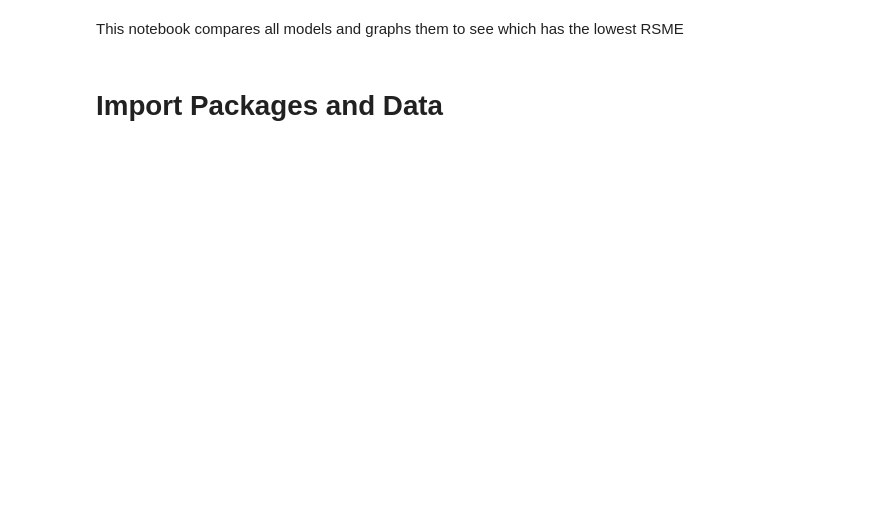
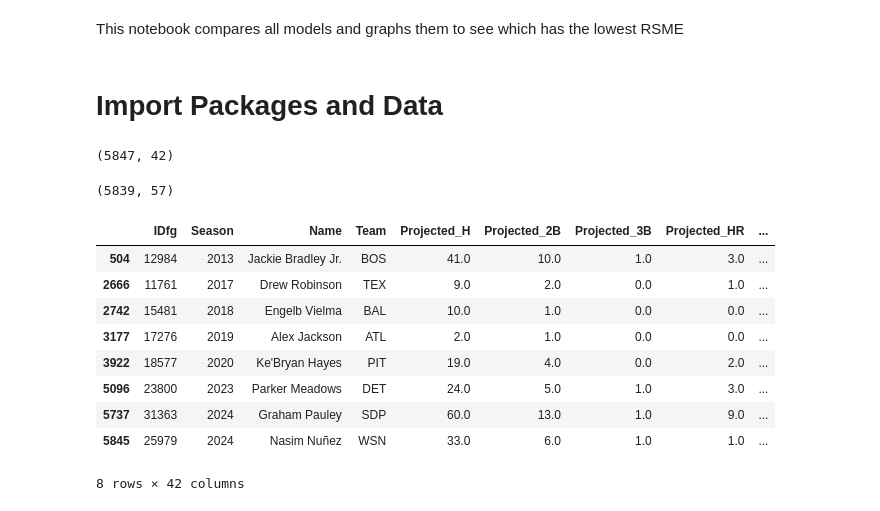
Before and after one commit to tom-bagley/2025_baseball_projections, a Jupyter notebook: Projection_Results/Testing RSME.ipynb, the cells around one changed output. Saved outputs shown, nothing was run; the diff lists cells and outputs as text; code cells hidden in the pictures; blank space fills up the shorter version.

```diff
--- a/Projection_Results/Testing RSME.ipynb
+++ b/Projection_Results/Testing RSME.ipynb
@@ -35,4 +33,38 @@ lasso = lasso[(lasso['Season'].between(2012, 2024)) & (lasso['Projected_PA'] >=
 # %%
 steamer = pd.read_csv('steamer.csv')
-steamer = steamer.dropna()
-steamer = steamer[(steamer['Season'].between(2012, 2024)) & (steamer['Projected_PA'] >= 100)]
+steamer = steamer.drop(columns=['Projected_G', 'G'])
+# %%
+steamer_top15 = (
+    steamer.groupby(['Season', 'Team'], group_keys=False)
+    .apply(lambda x: x.nlargest(15, 'Projected_PA'))
+)
+# %%
+mean_filtered = simple_mean.merge(steamer_top15[['IDfg', 'Season']], on=['IDfg', 'Season'], how='inner')
+# %%
+steamer_top15.shape
+# %% [output]
+(5847, 42)
+# %%
+mean_filtered.shape
+# %% [output]
+(5839, 57)
+# %%
+missing_from_model5 = steamer_top15.merge(
+    mean_filtered[['IDfg', 'Season']],
+    on=['IDfg', 'Season'],
+    how='left',
+    indicator=True
+).query('_merge == "left_only"').drop(columns=['_merge'])
+# %%
+missing_from_model5
+# %% [output]
+|  | IDfg | Season | Name | Team | Projected_H | Projected_2B | Projected_3B | Projected_HR | ... |
+| 504 | 12984 | 2013 | Jackie Bradley Jr. | BOS | 41.0 | 10.0 | 1.0 | 3.0 | ... |
+| 2666 | 11761 | 2017 | Drew Robinson | TEX | 9.0 | 2.0 | 0.0 | 1.0 | ... |
+| 2742 | 15481 | 2018 | Engelb Vielma | BAL | 10.0 | 1.0 | 0.0 | 0.0 | ... |
+| 3177 | 17276 | 2019 | Alex Jackson | ATL | 2.0 | 1.0 | 0.0 | 0.0 | ... |
+| 3922 | 18577 | 2020 | Ke'Bryan Hayes | PIT | 19.0 | 4.0 | 0.0 | 2.0 | ... |
+| 5096 | 23800 | 2023 | Parker Meadows | DET | 24.0 | 5.0 | 1.0 | 3.0 | ... |
+| 5737 | 31363 | 2024 | Graham Pauley | SDP | 60.0 | 13.0 | 1.0 | 9.0 | ... |
+| 5845 | 25979 | 2024 | Nasim Nuñez | WSN | 33.0 | 6.0 | 1.0 | 1.0 | ... |
+8 rows × 42 columns
```
Also changed, not shown: parts of 12 cells of this notebook, 9 other files.
